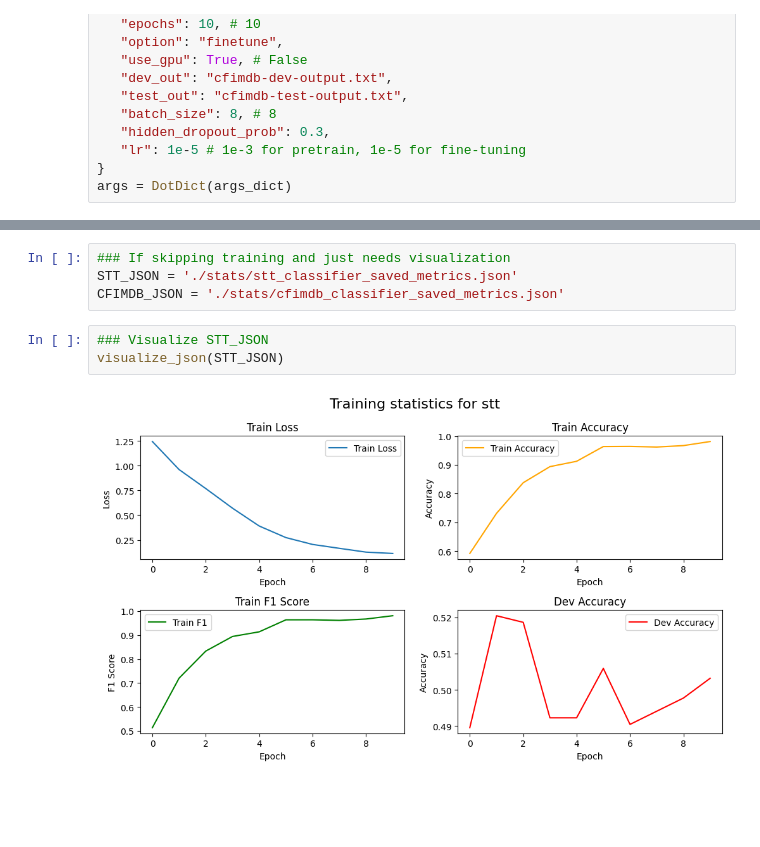
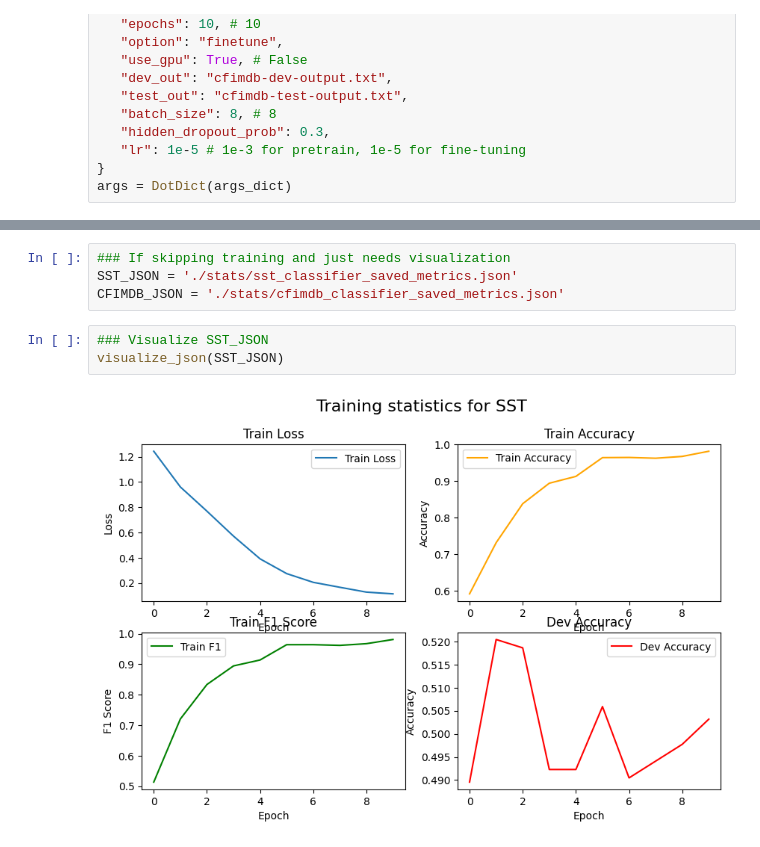
Before and after one commit to ntliam/cs310-minbert, a Jupyter notebook: main.ipynb, the cells around one changed output, grey strips where cells are left out. Cells and saved outputs as stored; diff of their text form; blank space fills up the shorter version.

Commit message:
Added visualization method in util.py, fixed some display errors

```diff
--- a/main.ipynb
+++ b/main.ipynb
@@ -158,13 +159,13 @@ with open('cfimdb_classifier_saved_metrics.json', 'w') as f:
 print('Metrics saved to cfimdb_classifier_saved_metrics.json')
 # %%
 ### If skipping training and just needs visualization
-STT_JSON = './stats/stt_classifier_saved_metrics.json'
+SST_JSON = './stats/sst_classifier_saved_metrics.json'
 CFIMDB_JSON = './stats/cfimdb_classifier_saved_metrics.json'
 # %%
-### Visualize STT_JSON
-visualize_json(STT_JSON)
+### Visualize SST_JSON
+visualize_json(SST_JSON)
 # %% [output]
-[figure, old version]
+[figure, new version]
 # %%
 ### Visualize CFIMDB_JSON
 visualize_json(CFIMDB_JSON)
```
Also changed, not shown: parts of 4 cells of this notebook, 2 other files.
